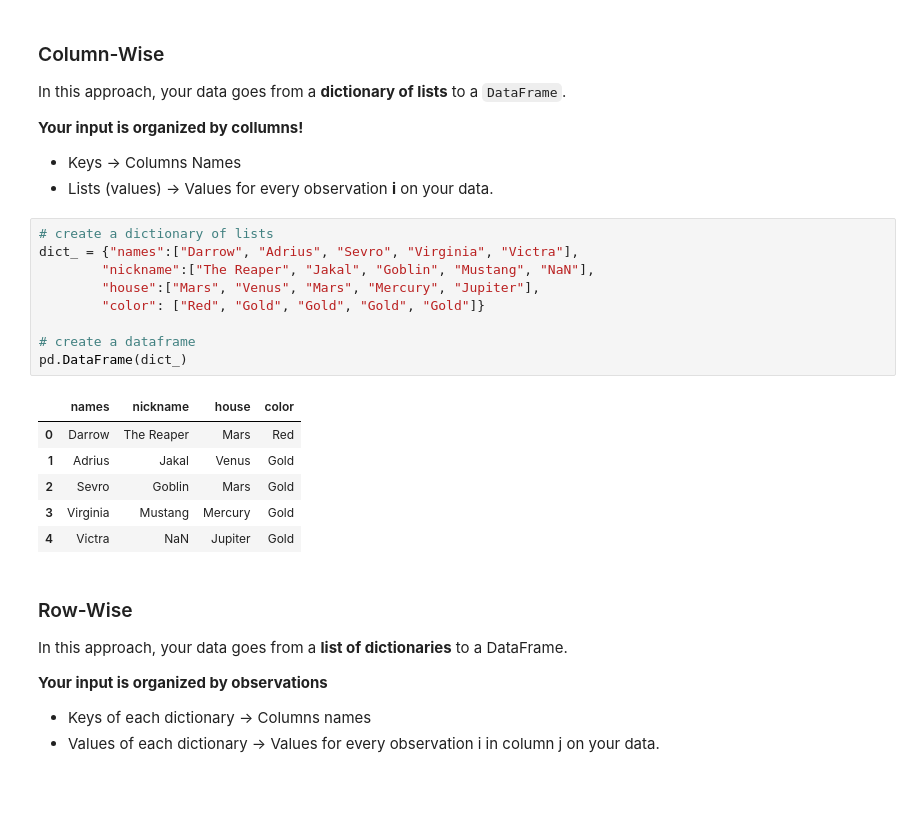
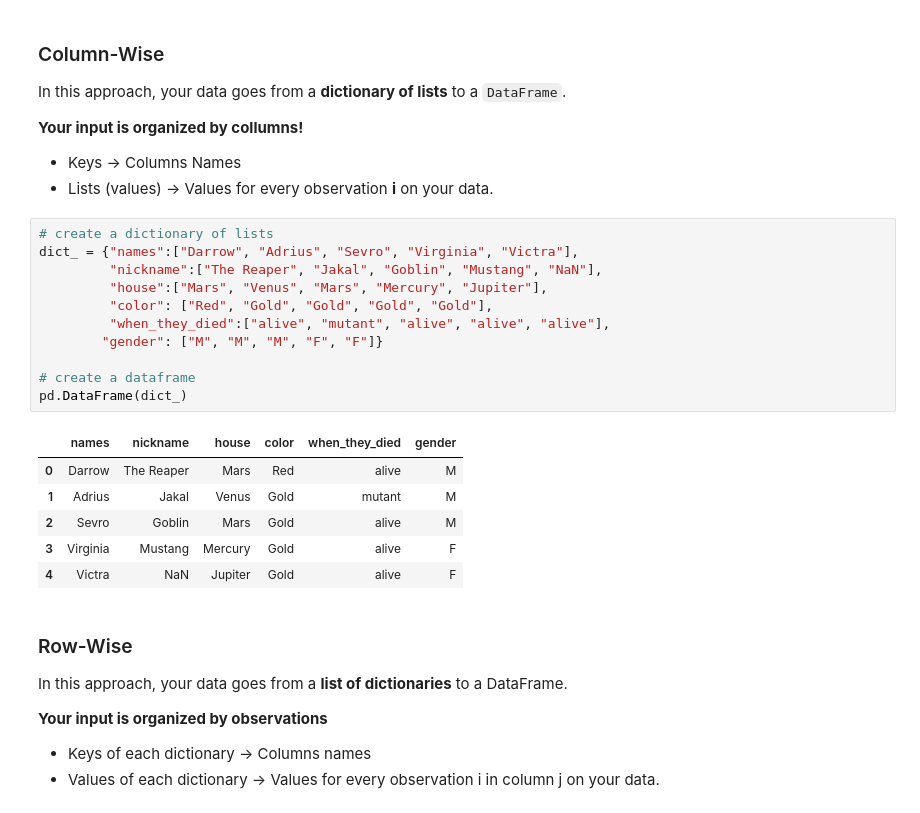
Before and after one commit to MCZ19/ppol5203, a Jupyter notebook: lecture_notes/week-05/_week_5a_intro_to_pandas.ipynb, the cells around one changed output. Drawn from its saved outputs; the diff is of its cells as text.

```diff
--- a/lecture_notes/week-05/_week_5a_intro_to_pandas.ipynb
+++ b/lecture_notes/week-05/_week_5a_intro_to_pandas.ipynb
@@ -307,19 +334,21 @@ In this approach, your data goes from a **dictionary of lists** to a `DataFrame`
 # %%
 # create a dictionary of lists
 dict_ = {"names":["Darrow", "Adrius", "Sevro", "Virginia", "Victra"],
-        "nickname":["The Reaper", "Jakal", "Goblin", "Mustang", "NaN"],
-        "house":["Mars", "Venus", "Mars", "Mercury", "Jupiter"],
-        "color": ["Red", "Gold", "Gold", "Gold", "Gold"]}
+         "nickname":["The Reaper", "Jakal", "Goblin", "Mustang", "NaN"],
+         "house":["Mars", "Venus", "Mars", "Mercury", "Jupiter"],
+         "color": ["Red", "Gold", "Gold", "Gold", "Gold"],
+         "when_they_died":["alive", "mutant", "alive", "alive", "alive"],
+        "gender": ["M", "M", "M", "F", "F"]}
 
 # create a dataframe
 pd.DataFrame(dict_)
 # %% [output]
-|  | names | nickname | house | color |
-| 0 | Darrow | The Reaper | Mars | Red |
-| 1 | Adrius | Jakal | Venus | Gold |
-| 2 | Sevro | Goblin | Mars | Gold |
-| 3 | Virginia | Mustang | Mercury | Gold |
-| 4 | Victra | NaN | Jupiter | Gold |
+|  | names | nickname | house | color | when_they_died | gender |
+| 0 | Darrow | The Reaper | Mars | Red | alive | M |
+| 1 | Adrius | Jakal | Venus | Gold | mutant | M |
+| 2 | Sevro | Goblin | Mars | Gold | alive | M |
+| 3 | Virginia | Mustang | Mercury | Gold | alive | F |
+| 4 | Victra | NaN | Jupiter | Gold | alive | F |
 # %% [markdown]
 ### Row-Wise
 
```
Also changed, not shown: parts of 22 cells of this notebook, 38 other files.
